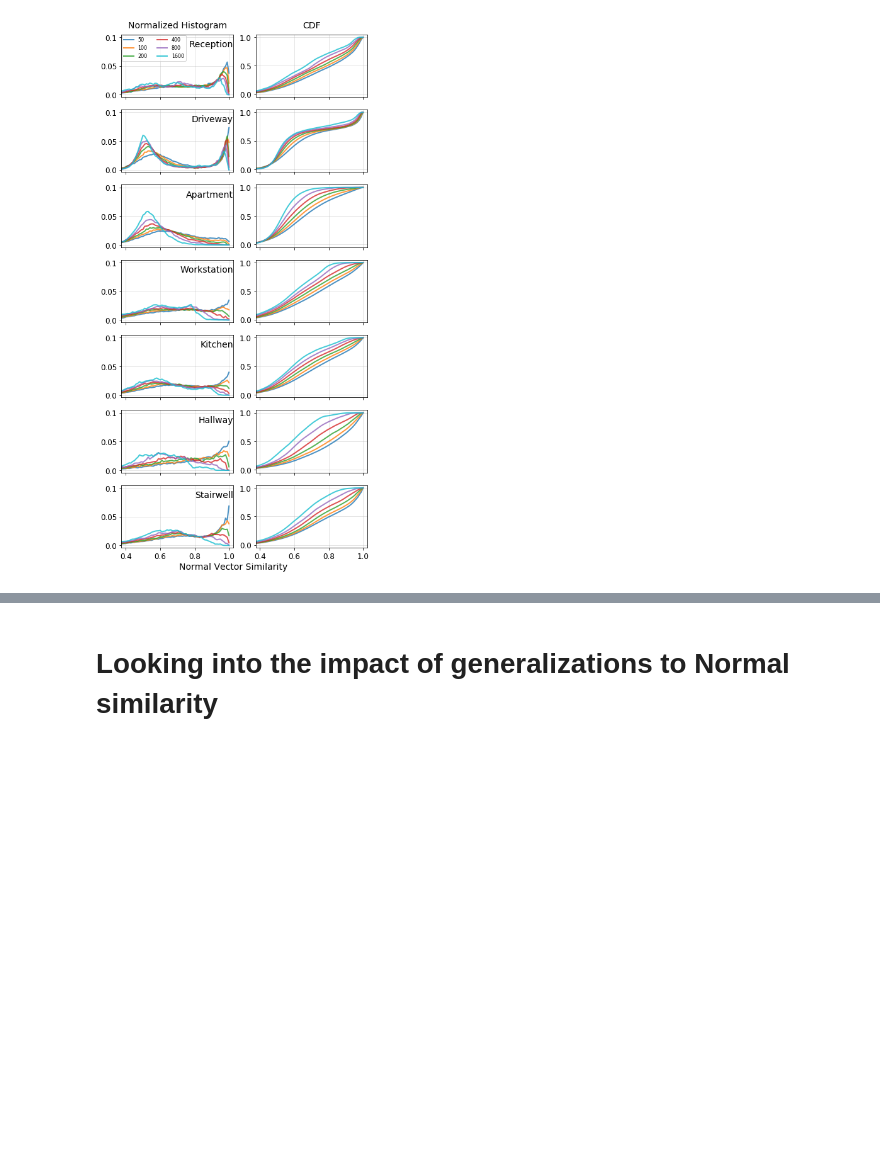
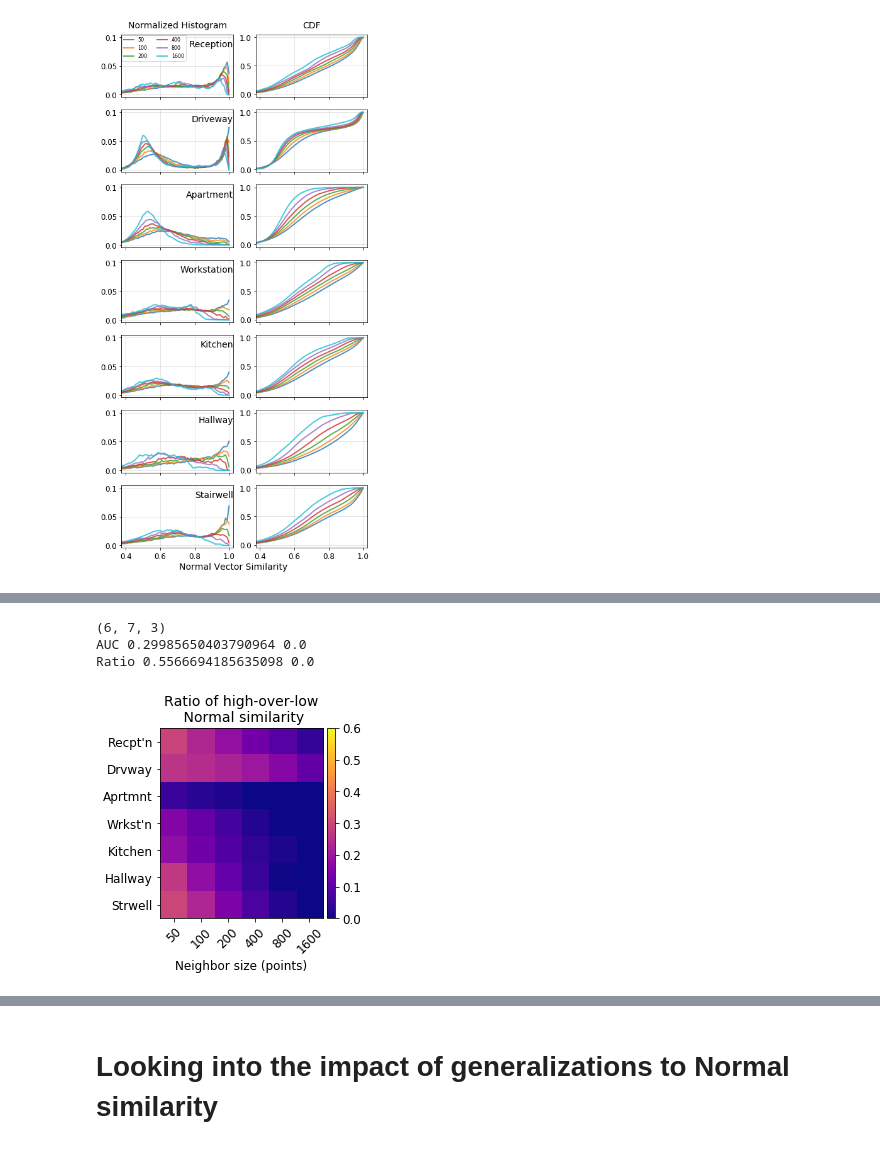
Before and after one commit to spatial-privacy/3d-spatial-privacy, a Jupyter notebook: spatial-properties.ipynb, the cells around one changed output, grey strips where cells are left out. Drawn from its saved outputs; the diff is of its cells as text; code cells hidden in the pictures; blank space fills up the shorter version.

```diff
--- a/spatial-properties.ipynb
+++ b/spatial-properties.ipynb
@@ -266 +384,49 @@ plt.savefig('properties/raw-norm-sim-hist-cdf.png', format='png', dpi=300,bbox_i
+# %%
+fig=plt.figure(figsize=(4,3.5))
+
+raw_sim_dist_values = np.asarray(raw_sim_dist_values)
+print(raw_sim_dist_values.shape)
+print("AUC",np.max(raw_sim_dist_values[:,:,1]),np.min(raw_sim_dist_values[:,:,1]))
+print("Ratio",np.max(raw_sim_dist_values[:,:,0]),np.min(raw_sim_dist_values[:,:,0]))
+
+#fig, (ax1, ax2) = plt.subplots(1, 2, gridspec_kw={'width_ratios': [2, 1]})
+ax1 = fig.add_subplot(111)
+#fig.figsize(8,3.5)
+
+im1 = ax1.imshow(
+    raw_sim_dist_values[:,:,1].T,
+    cmap=mpl.cm.plasma,
+    vmin=0.0, vmax=np.around(np.max(raw_sim_dist_values[:,:,0]),decimals = 1)
+);
+ax1.set_xticks(np.arange(len(neighbor_sizes)))
+ax1.set_xticklabels(neighbor_sizes, rotation=45, fontsize = 12)
+ax1.set_yticks(np.arange(len(contiguous_names)))
+ax1.set_yticklabels(contiguous_names_short,rotation=0, fontsize = 12);
+ax1.set_xlabel("Neighbor size (points)",fontsize = 12)
+ax1.set_title("Ratio of high-over-low\n Normal similarity", fontsize = 14)
+
+divider1 = make_axes_locatable(ax1)
+cax1 = divider1.append_axes("right", size="5%", pad=0.05)
+cbar1 = plt.colorbar(im1, cax = cax1, format="%.1f")
+cbar1.ax.set_yticklabels(np.arange(0,np.around(np.max(raw_sim_dist_values[:,:,0]),decimals = 1)+0.1,0.1, dtype = np.float32),fontsize = 12);
+
+"""
+ax2.set_xticks(np.arange(0,6))
+ax2.set_xticklabels(np.arange(0.25, 3.0, 0.5),fontsize = 14)
+ax2.set_xlabel('Partial radius', fontsize = 14)
+ax2.set_yticks(np.arange(0,7,1))
+#plt.yticks(np.arange(0,7,1),contiguous_names_short,fontsize = 12)
+ax2.set_yticklabels(contiguous_names_short,fontsize = 12)
+#plt.yticklabels(
+"""
+#plt.xlabel('Partial radius', fontsize = 14)
+#plt.xticks(np.arange(0,6),np.arange(0.25, 1.6, 0.25),fontsize = 14)
+#plt.show()
+plt.savefig('properties/ratio-norm-sim-95.pdf', format='pdf', dpi=300,bbox_inches = 'tight')
+plt.savefig('properties/ratio-norm-sim-95.png', format='png', dpi=300,bbox_inches = 'tight')
+# %% [output]
+(6, 7, 3)
+AUC 0.29985650403790964 0.0
+Ratio 0.5566694185635098 0.0
+[figure, added]
 # %%
```
Also changed, not shown: parts of 20 cells of this notebook, 28 other files.
